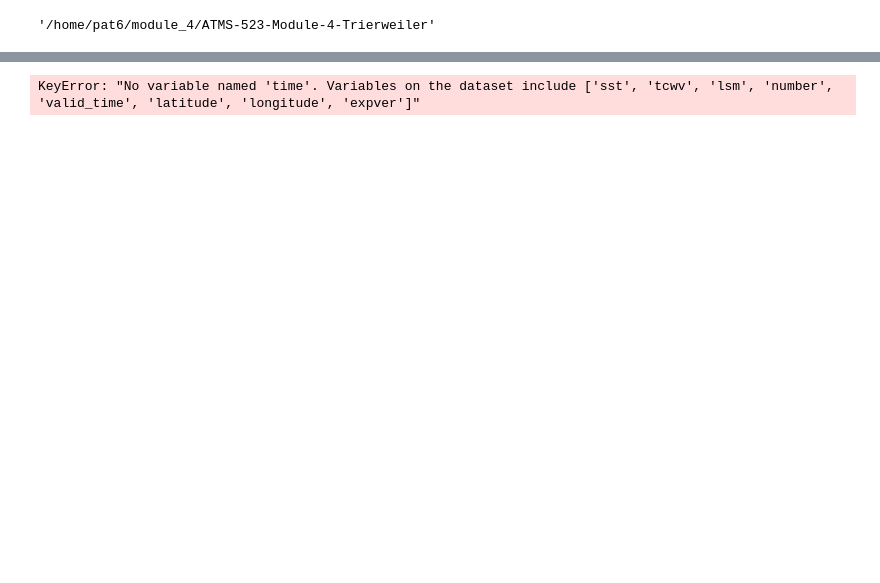
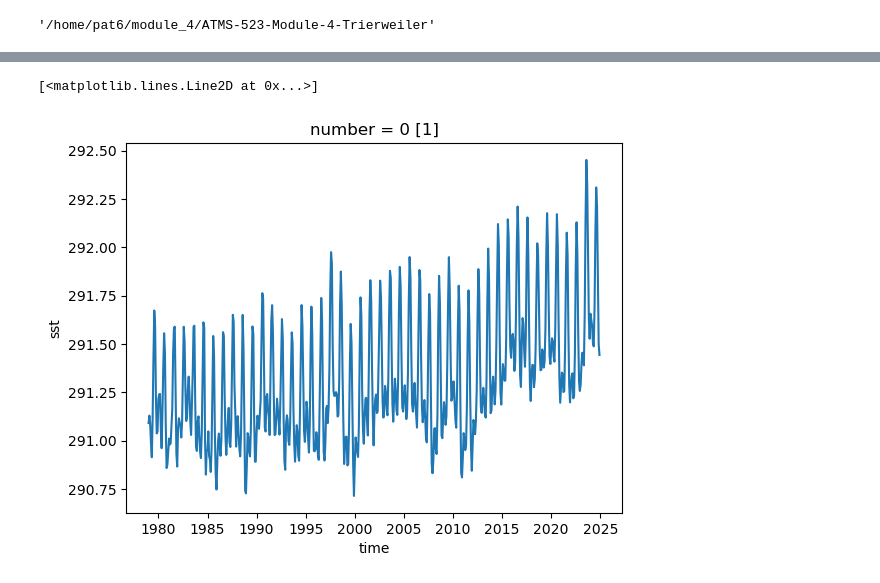
Before and after one commit to ptrierweiler/ATMS-523-Module-4-Trierweiler, a Jupyter notebook: trierweiler_HW.ipynb, the cells around one changed output, grey strips where cells are left out. Saved outputs shown, nothing was run; the diff lists cells and outputs as text; code cells hidden in the pictures; blank space fills up the shorter version.

```diff
--- a/trierweiler_HW.ipynb
+++ b/trierweiler_HW.ipynb
@@ -130,6 +142,10 @@ def monthly_anom_and_z(
     z = anom.groupby(key) / safe_std
     return anom, z
 # %%
-linear_detrend(ds)
+# detrend the data
+detr = linear_detrend(ds[["sst", "tcwv"]], time_dim="valid_time")
-# %% [output]
-KeyError: "No variable named 'time'. Variables on the dataset include ['sst', 'tcwv', 'lsm', 'number', 'valid_time', 'latitude', 'longitude', 'expver']"
+# %%
+ds['sst'].mean(dim=('latitude','longitude')).plot()
+# %% [output]
+[<matplotlib.lines.Line2D at 0x...>]
+[figure, added]
```
Also changed, not shown: parts of 13 cells of this notebook.
